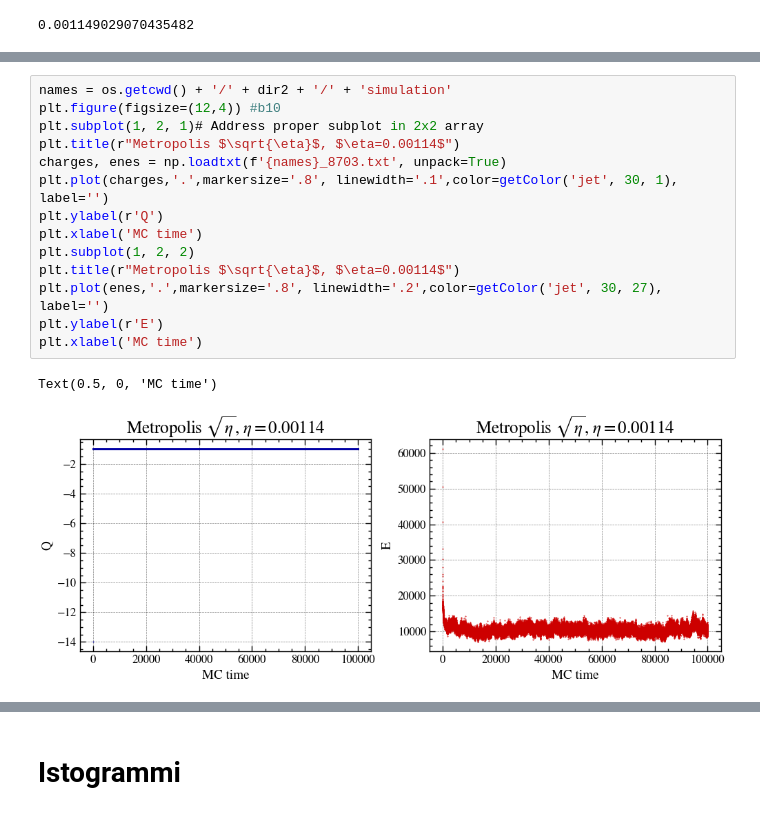
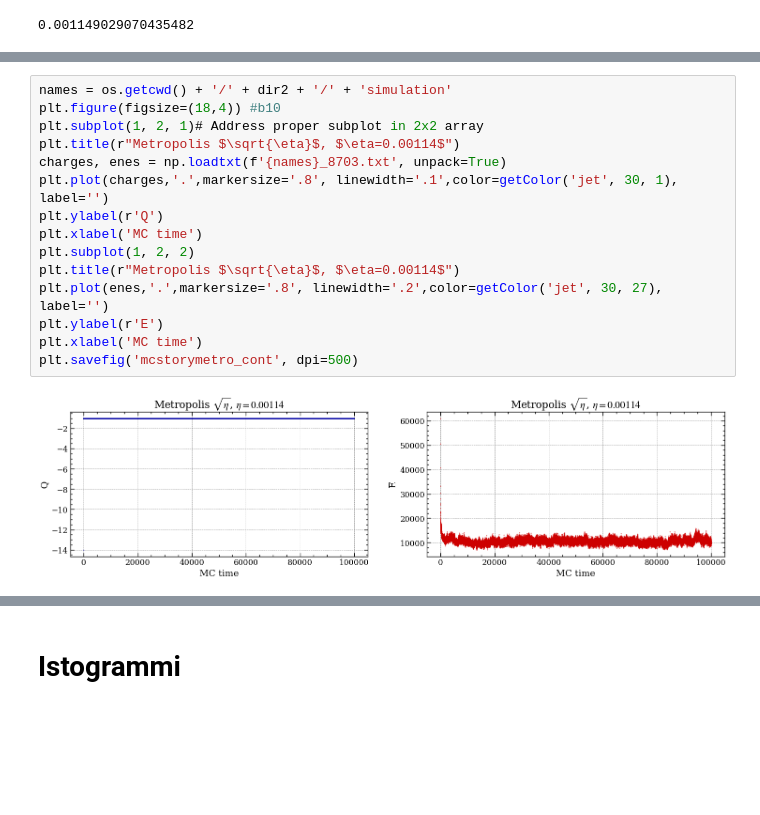
Before and after one commit to roberto-dionisio/numerical_methods, a Jupyter notebook: circle_pimc/analysis_circle.ipynb, the cells around one changed output, grey strips where cells are left out. Cells and saved outputs as stored; diff of their text form; blank space fills up the shorter version.

```diff
--- a/circle_pimc/analysis_circle.ipynb
+++ b/circle_pimc/analysis_circle.ipynb
@@ -293,20 +251,20 @@ Text(0.5, 0, 'MC time')
 [figure]
 # %%
 names = os.getcwd() + '/' + dir2 + '/' + 'simulation'
-plt.figure(figsize=(12,4)) #b10
+plt.figure(figsize=(18,4)) #b10
 plt.subplot(1, 2, 1)# Address proper subplot in 2x2 array
 plt.title(r"Metropolis $\sqrt{\eta}$, $\eta=0.00114$")
 charges, enes = np.loadtxt(f'{names}_8703.txt', unpack=True)
 plt.plot(charges,'.',markersize='.8', linewidth='.1',color=getColor('jet', 30, 1), label='')
 plt.ylabel(r'Q')
 plt.xlabel('MC time')
 plt.subplot(1, 2, 2)
 plt.title(r"Metropolis $\sqrt{\eta}$, $\eta=0.00114$")
 plt.plot(enes,'.',markersize='.8', linewidth='.2',color=getColor('jet', 30, 27), label='')
 plt.ylabel(r'E')
 plt.xlabel('MC time')
+plt.savefig('mcstorymetro_cont', dpi=500)
 # %% [output]
-Text(0.5, 0, 'MC time')
-[figure, old version]
+[figure, new version]
 # %%
 names = os.getcwd() + '/' + dir1 + '/' + 'simulation'
```
Also changed, not shown: parts of 40 cells of this notebook, 1 other file.
